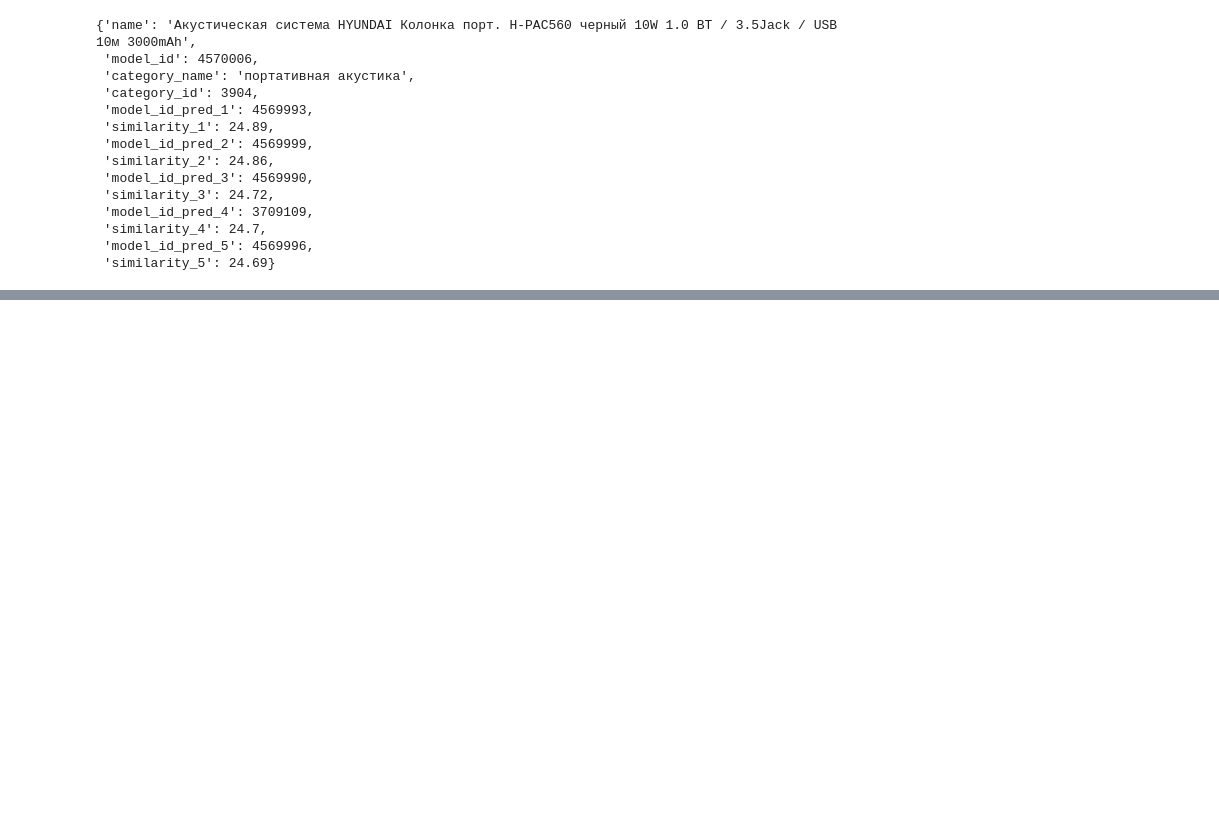
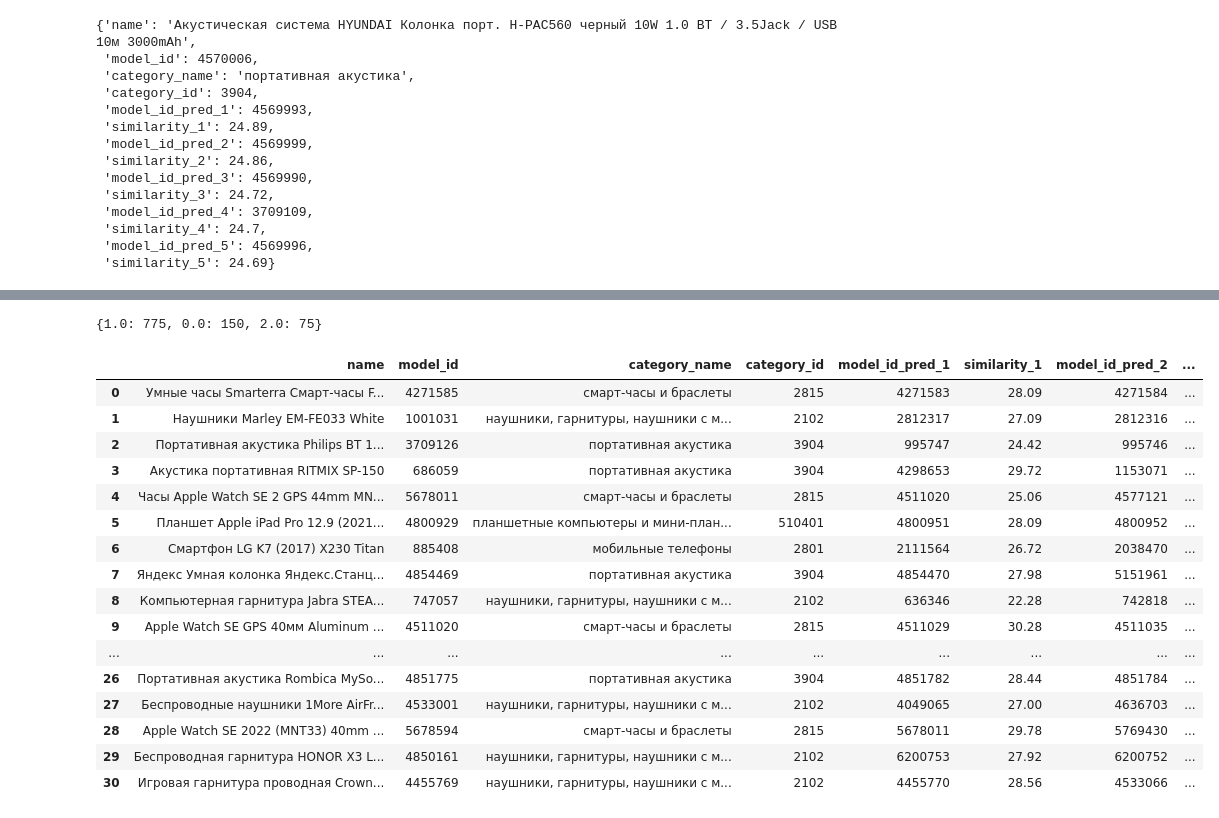
Before and after one commit to IgorSondors/ColBERT, a Jupyter notebook: EVAL/yes_no_data.ipynb, the cells around one changed output, grey strips where cells are left out. Drawn from its saved outputs; the diff is of its cells as text; code cells hidden in the pictures; blank space fills up the shorter version.

```diff
--- a/EVAL/yes_no_data.ipynb
+++ b/EVAL/yes_no_data.ipynb
@@ -257,0 +262,54 @@ df
+# %%
+id_category = {
+    3902: 'диктофоны, портативные рекордеры',
+    510402: 'электронные книги',
+    4302: 'автомобильные телевизоры, мониторы',
+    2815: 'смарт-часы и браслеты',
+    3901: 'портативные медиаплееры',
+    3904: 'портативная акустика',
+    2801: 'мобильные телефоны',
+    3908: 'VR-гарнитуры (VR-очки, шлемы, очки виртуальной реальности, FPV очки для квадрокоптеров)',
+    510401: 'планшетные компьютеры и мини-планшеты',
+    2102: 'наушники, гарнитуры, наушники c микрофоном',
+    3903: 'радиоприемники, радиобудильники, радиочасы',
+    3907: 'магнитолы',
+    280801: 'GPS-навигаторы'
+    }
+
+print(dict(df_1000.model_id_correct.value_counts()))
+
+# for category in id_category.values():
+#     print(category)
+#     df_1000_cat = df_1000[df_1000.category_name == category]
+#     print(len(df_1000_cat))
+#     print(dict(df_1000_cat.model_id_correct.value_counts()))
+# %% [output]
+{1.0: 775, 0.0: 150, 2.0: 75}
+# %%
+pth_1000_errors_2 = '/home/sondors/Documents/price/ColBERT/proverka/colbert-5387_offers_top_n_exclude_top5_yes_no_1000_errors_2.csv'
+df_1000_errors_2 = pd.read_csv(pth_1000_errors_2, sep=";")
+# df_1000_errors_2 = df_1000_errors_2[df_1000_errors_2.category_id == 2102]
+df_1000_errors_2['model_id_manual'] = df_1000_errors_2['model_id_manual'].astype(int)
+df_1000_errors_no_model = df_1000_errors_2[df_1000_errors_2.model_id_manual == df_1000_errors_2.model_id_pred_5].reset_index(drop=True)
+df_1000_errors_correct = df_1000_errors_2[df_1000_errors_2.model_id_manual == df_1000_errors_2.model_id_pred_1].reset_index(drop=True)
+df_1000_errors_not_correct = df_1000_errors_2[df_1000_errors_2.model_id_manual == 0].reset_index(drop=True)
+
+df_1000_errors_correct
+# %% [output]
+|  | name | model_id | category_name | category_id | model_id_pred_1 | similarity_1 | model_id_pred_2 | ... |
+| 0 | Умные часы Smarterra Смарт-часы F... | 4271585 | смарт-часы и браслеты | 2815 | 4271583 | 28.09 | 4271584 | ... |
+| 1 | Наушники Marley EM-FE033 White | 1001031 | наушники, гарнитуры, наушники c м... | 2102 | 2812317 | 27.09 | 2812316 | ... |
+| 2 | Портативная акустика Philips BT 1... | 3709126 | портативная акустика | 3904 | 995747 | 24.42 | 995746 | ... |
+| 3 | Акустика портативная RITMIX SP-150 | 686059 | портативная акустика | 3904 | 4298653 | 29.72 | 1153071 | ... |
+| 4 | Часы Apple Watch SE 2 GPS 44mm MN... | 5678011 | смарт-часы и браслеты | 2815 | 4511020 | 25.06 | 4577121 | ... |
+| 5 | Планшет Apple iPad Pro 12.9 (2021... | 4800929 | планшетные компьютеры и мини-план... | 510401 | 4800951 | 28.09 | 4800952 | ... |
+| 6 | Смартфон LG K7 (2017) X230 Titan | 885408 | мобильные телефоны | 2801 | 2111564 | 26.72 | 2038470 | ... |
+| 7 | Яндекс Умная колонка Яндекс.Станц... | 4854469 | портативная акустика | 3904 | 4854470 | 27.98 | 5151961 | ... |
+| 8 | Компьютерная гарнитура Jabra STEA... | 747057 | наушники, гарнитуры, наушники c м... | 2102 | 636346 | 22.28 | 742818 | ... |
+| 9 | Apple Watch SE GPS 40мм Aluminum ... | 4511020 | смарт-часы и браслеты | 2815 | 4511029 | 30.28 | 4511035 | ... |
+| ... | ... | ... | ... | ... | ... | ... | ... | ... |
+| 26 | Портативная акустика Rombica MySo... | 4851775 | портативная акустика | 3904 | 4851782 | 28.44 | 4851784 | ... |
+| 27 | Беспроводные наушники 1More AirFr... | 4533001 | наушники, гарнитуры, наушники c м... | 2102 | 4049065 | 27.00 | 4636703 | ... |
+| 28 | Apple Watch SE 2022 (MNT33) 40mm ... | 5678594 | смарт-часы и браслеты | 2815 | 5678011 | 29.78 | 5769430 | ... |
+| 29 | Беспроводная гарнитура HONOR X3 L... | 4850161 | наушники, гарнитуры, наушники c м... | 2102 | 6200753 | 27.92 | 6200752 | ... |
+| 30 | Игровая гарнитура проводная Crown... | 4455769 | наушники, гарнитуры, наушники c м... | 2102 | 4455770 | 28.56 | 4533066 | ... |
```
Also changed, not shown: parts of 13 cells of this notebook, 1 other file.
